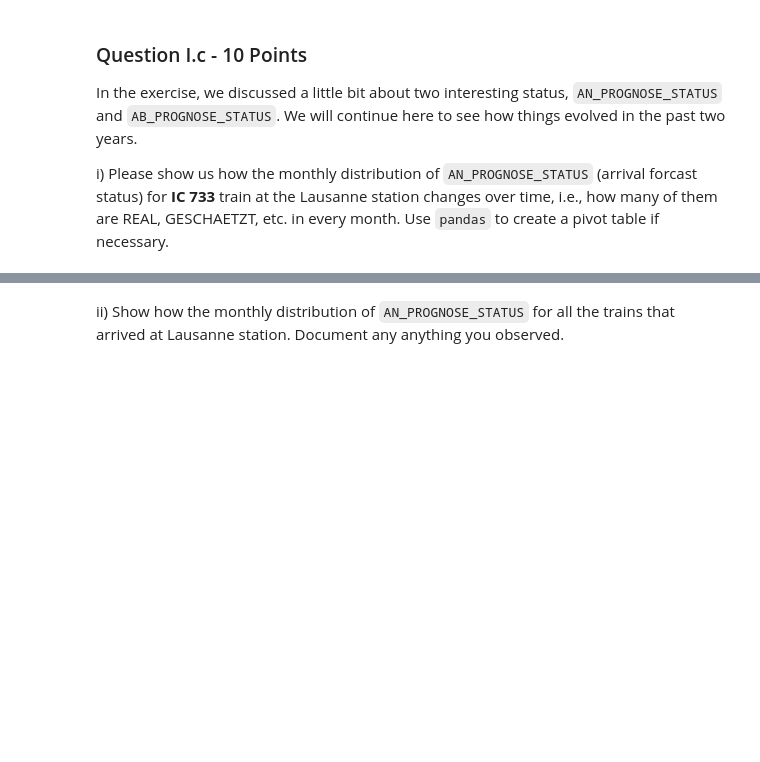
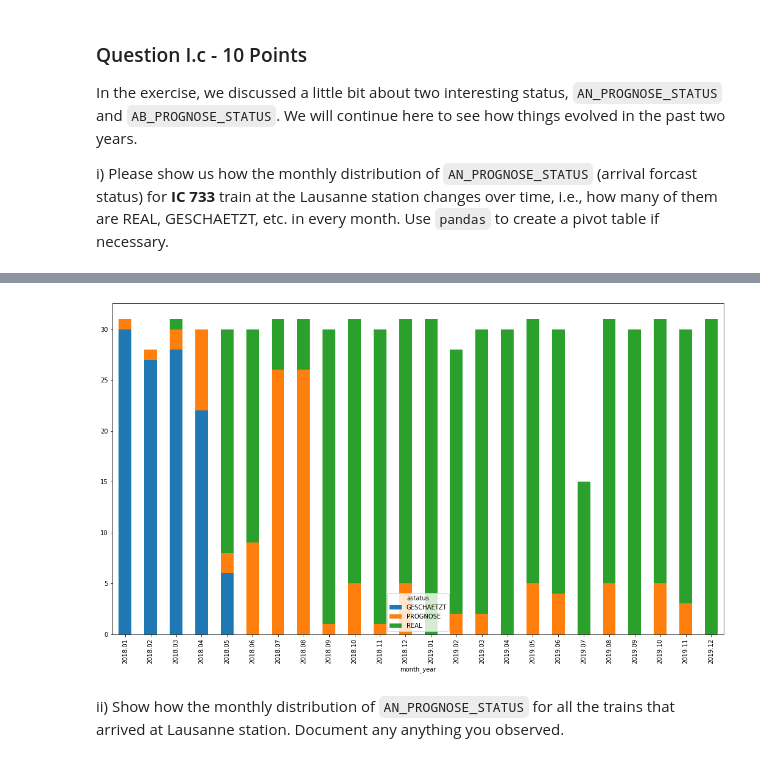
Before and after one commit to FurkanKarakas/dslab-homework-1, a Jupyter notebook: notebooks/DSLab_homework-1.ipynb, the cells around one changed output, grey strips where cells are left out. Saved outputs shown, nothing was run; the diff lists cells and outputs as text; code cells hidden in the pictures; blank space fills up the shorter version.

```diff
--- a/notebooks/DSLab_homework-1.ipynb
+++ b/notebooks/DSLab_homework-1.ipynb
@@ -299,3 +299,15 @@ df2
 In the exercise, we discussed a little bit about two interesting status, `AN_PROGNOSE_STATUS` and `AB_PROGNOSE_STATUS`. We will continue here to see how things evolved in the past two years.
 
 i) Please show us how the monthly distribution of `AN_PROGNOSE_STATUS` (arrival forcast status) for __IC 733__ train at the Lausanne station changes over time, i.e., how many of them are REAL, GESCHAETZT, etc. in every month. Use `pandas` to create a pivot table if necessary.
+# %%
+query = """
+    select date_format(TO_DATE(FROM_UNIXTIME(UNIX_TIMESTAMP(BETRIEBSTAG, 'dd.MM.yyyy'))),'yyyy.MM') as month_year, AN_PROGNOSE_STATUS as astatus,count(*) as count
+    from {0}.sbb_orc
+    where LINIEN_ID like '733'
+      and lower(LINIEN_TEXT) like 'ic%'
+      and  HALTESTELLEN_NAME like 'Lausanne'
+    group by date_format(TO_DATE(FROM_UNIXTIME(UNIX_TIMESTAMP(BETRIEBSTAG, 'dd.MM.yyyy'))),'yyyy.MM'), AN_PROGNOSE_STATUS
+    order by month_year
+""".format(username)
+df = pd.read_sql(query, conn)
+# substr(betriebstag,4,8) as month_year,
@@ -302,2 +323,8 @@ i) Please show us how the monthly distribution of `AN_PROGNOSE_STATUS` (arrival
+# %%
+pivot_df = df.pivot(index='month_year', columns='astatus', values='count')
+pivot_df.plot.bar(stacked=True, figsize=(18,10))
+plt.show()
+# %% [output]
+[figure, added]
 # %% [markdown]
 ii) Show how the monthly distribution of `AN_PROGNOSE_STATUS` for all the trains that arrived at Lausanne station. Document any anything you observed.
```
Also changed, not shown: parts of 4 cells of this notebook.
